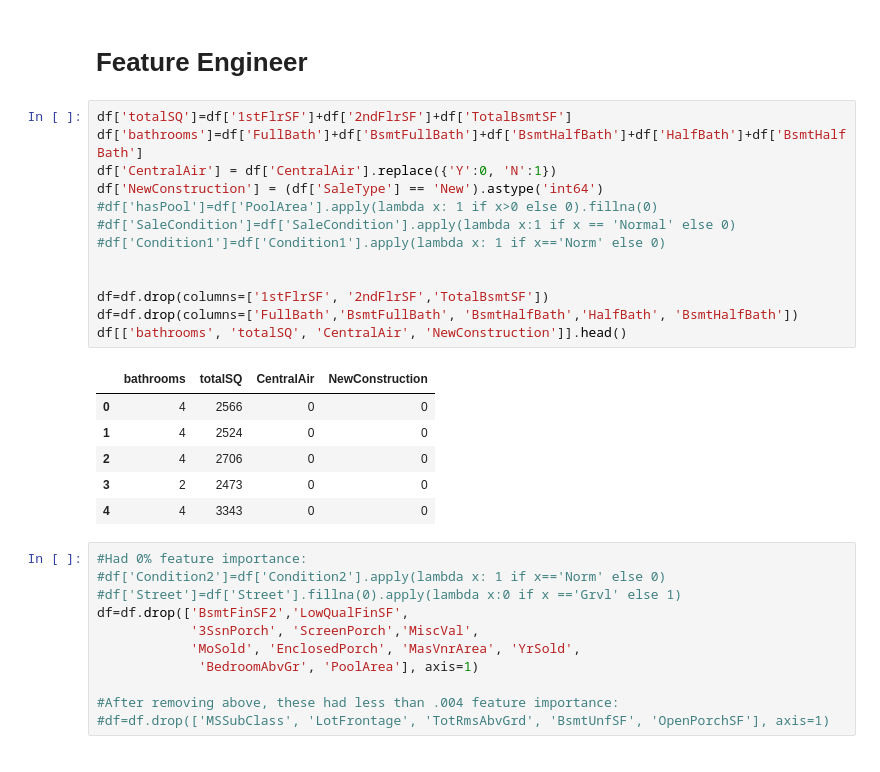
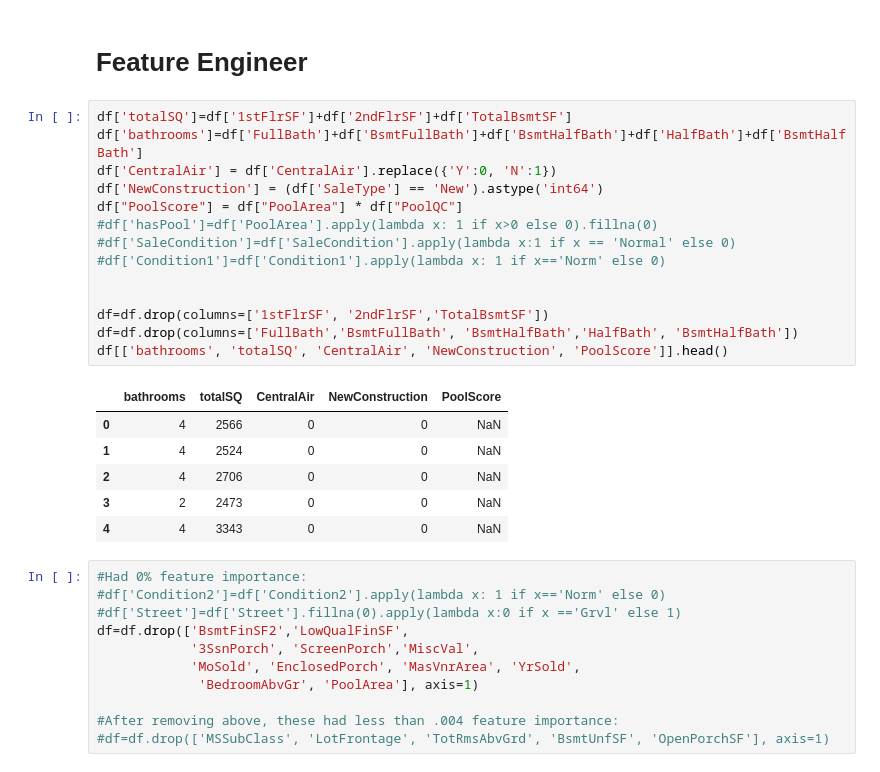
Before and after one commit to ScottySchmidt/MachineLearning, a Jupyter notebook: xgBoost.ipynb, the cells around one changed output. Saved outputs shown, nothing was run; the diff lists cells and outputs as text.

```diff
--- a/xgBoost.ipynb
+++ b/xgBoost.ipynb
@@ -89,23 +89,24 @@ Index(['Id', 'MSSubClass', 'MSZoning', 'LotFrontage', 'LotArea', 'Street',
 # %%
 df['totalSQ']=df['1stFlrSF']+df['2ndFlrSF']+df['TotalBsmtSF']
 df['bathrooms']=df['FullBath']+df['BsmtFullBath']+df['BsmtHalfBath']+df['HalfBath']+df['BsmtHalfBath']
 df['CentralAir'] = df['CentralAir'].replace({'Y':0, 'N':1})
 df['NewConstruction'] = (df['SaleType'] == 'New').astype('int64')
+df["PoolScore"] = df["PoolArea"] * df["PoolQC"]
 #df['hasPool']=df['PoolArea'].apply(lambda x: 1 if x>0 else 0).fillna(0)
 #df['SaleCondition']=df['SaleCondition'].apply(lambda x:1 if x == 'Normal' else 0)
 #df['Condition1']=df['Condition1'].apply(lambda x: 1 if x=='Norm' else 0)
 
 
 df=df.drop(columns=['1stFlrSF', '2ndFlrSF','TotalBsmtSF'])
 df=df.drop(columns=['FullBath','BsmtFullBath', 'BsmtHalfBath','HalfBath', 'BsmtHalfBath'])
-df[['bathrooms', 'totalSQ', 'CentralAir', 'NewConstruction']].head()
+df[['bathrooms', 'totalSQ', 'CentralAir', 'NewConstruction', 'PoolScore']].head()
 # %% [output]
-|  | bathrooms | totalSQ | CentralAir | NewConstruction |
-| 0 | 4 | 2566 | 0 | 0 |
-| 1 | 4 | 2524 | 0 | 0 |
-| 2 | 4 | 2706 | 0 | 0 |
-| 3 | 2 | 2473 | 0 | 0 |
-| 4 | 4 | 3343 | 0 | 0 |
+|  | bathrooms | totalSQ | CentralAir | NewConstruction | PoolScore |
+| 0 | 4 | 2566 | 0 | 0 | NaN |
+| 1 | 4 | 2524 | 0 | 0 | NaN |
+| 2 | 4 | 2706 | 0 | 0 | NaN |
+| 3 | 2 | 2473 | 0 | 0 | NaN |
+| 4 | 4 | 3343 | 0 | 0 | NaN |
 # %%
 #Had 0% feature importance:
 #df['Condition2']=df['Condition2'].apply(lambda x: 1 if x=='Norm' else 0)
```
Also changed, not shown: parts of 1 cell of this notebook.
